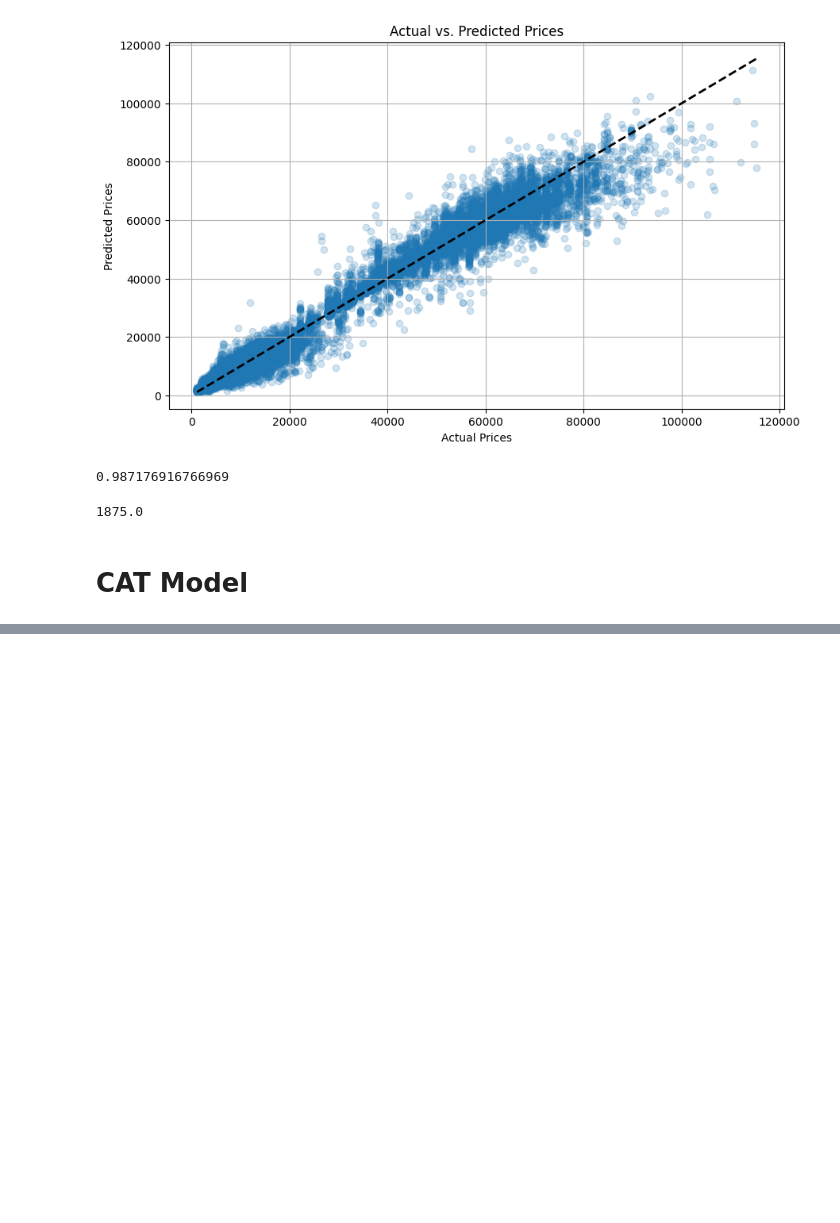
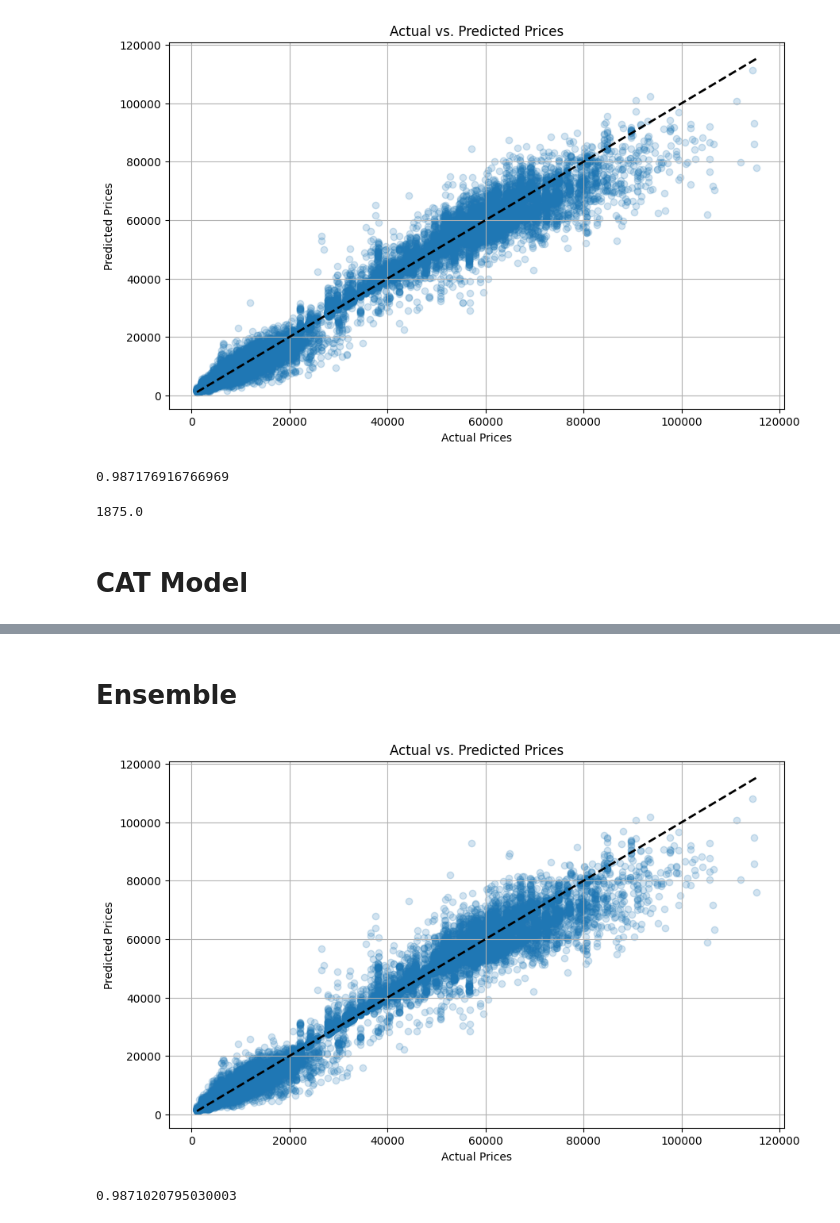
Before and after one commit to a-gud-boy/Stratohack, a Jupyter notebook: stratohack.ipynb, the cells around one changed output, grey strips where cells are left out. Cells and saved outputs as stored; diff of their text form; code cells hidden in the pictures; blank space fills up the shorter version.

```diff
--- a/stratohack.ipynb
+++ b/stratohack.ipynb
@@ -484,0 +489,12 @@ r2_score(y_test_cb, cb_predictions)
+# %% [markdown]
+# Ensemble
+# %%
+predictions = (0.35 * rf_predictions) + (0.25 * xgb_predictions) + (0.4 * lgb_predictions)
+
+plot_predictions(y_test, predictions)
+# %% [output]
+[figure, added]
+# %%
+r2_score(y_test, predictions)
+# %% [output]
+0.9871020795030003
```
Also changed, not shown: parts of 4 cells of this notebook, 2 other files.
